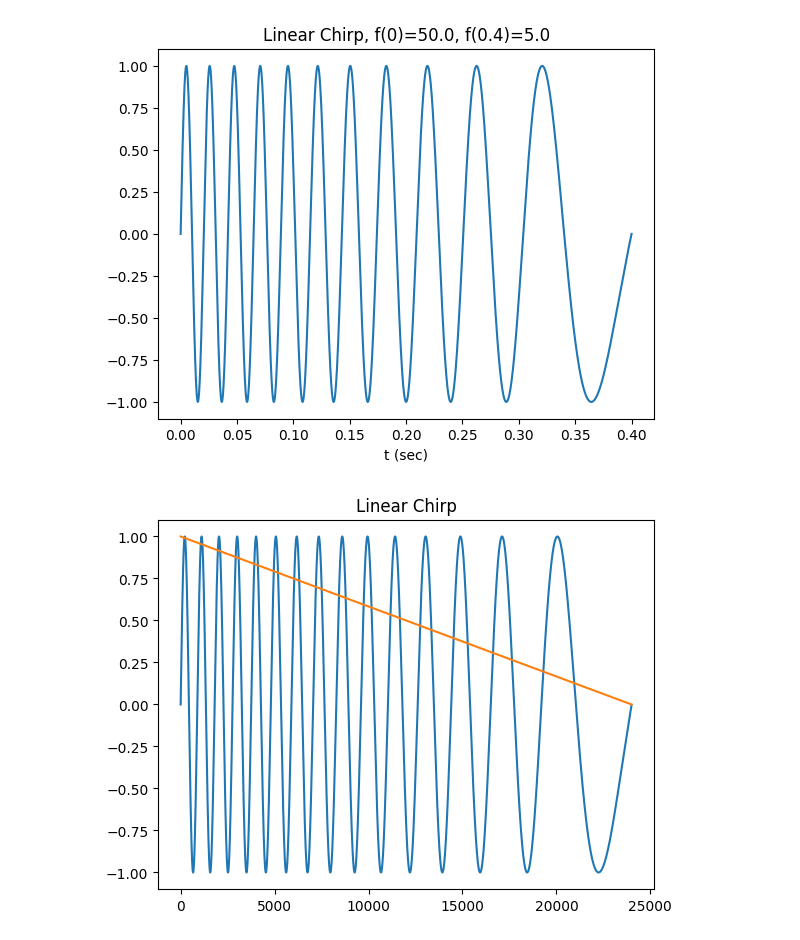
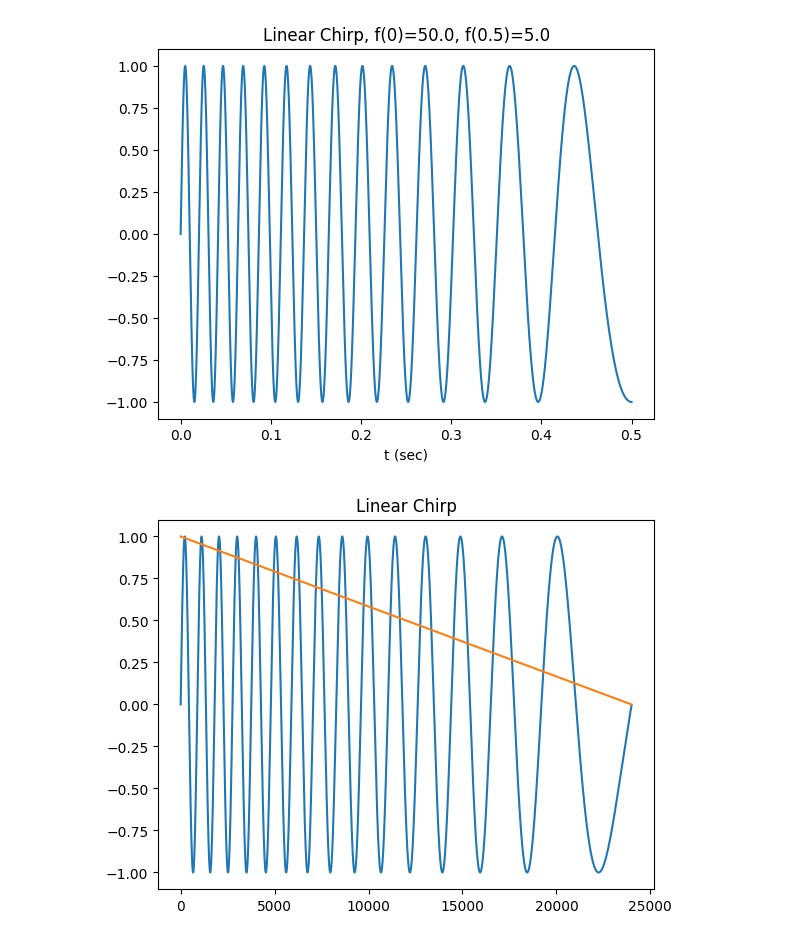
Before and after one commit to antoinevg/notebooks-jupyter, a Jupyter notebook: chirp-linear.ipynb, the cells around one changed output. Drawn from its saved outputs; the diff is of its cells as text; code cells hidden in the pictures.

```diff
--- a/chirp-linear.ipynb
+++ b/chirp-linear.ipynb
@@ -10,17 +10,17 @@ TAU = math.pi * 2
 # %%
 f0 = 50.
 f1 = 5.
-T = 0.4
+T = 0.5
 
-t = np.linspace(0, T, 4800)
+t = np.linspace(0, T, 48000)
 w = chirp(t, f0=f0, f1=f1, t1=T, method='linear', phi=270.)
 
 plt.plot(t, w)
 plt.title(f"Linear Chirp, f(0)={f0}, f({T})={f1}")
 plt.xlabel('t (sec)')
 plt.show()
 # %% [output]
-[figure, old version]
+[figure, new version]
 # %%
 # parameters
 T = 0.5
```
Also changed, not shown: parts of 2 cells of this notebook, 2 other files.
